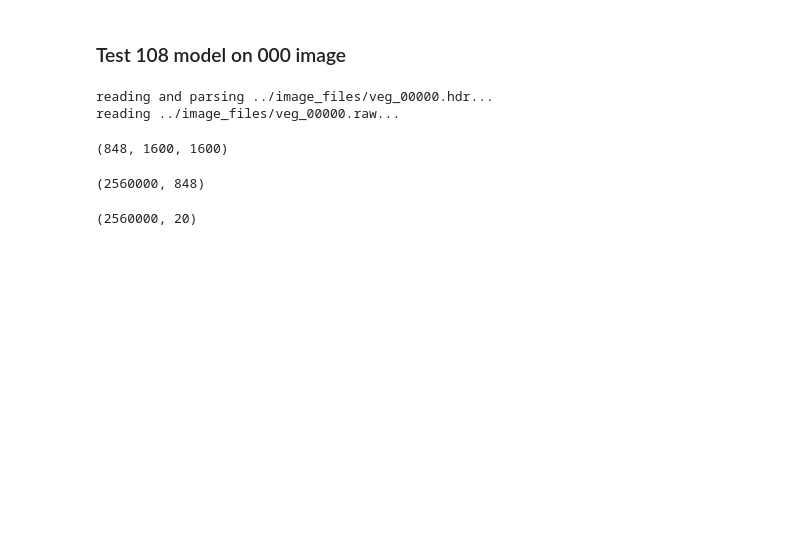
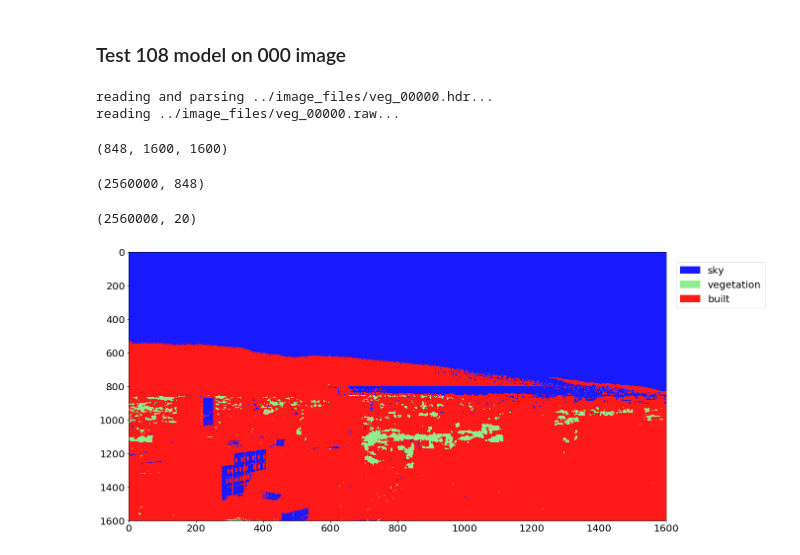
Before and after one commit to faridqamar/uo_vegetation, a Jupyter notebook: veg_pix_decision_tree.ipynb, the cells around one changed output. Drawn from its saved outputs; the diff is of its cells as text; code cells hidden in the pictures; blank space fills up the shorter version.

Commit message:
testing decision tree model from veg_00108 image on veg_00000 image

```diff
--- a/veg_pix_decision_tree.ipynb
+++ b/veg_pix_decision_tree.ipynb
@@ -460,3 +460,27 @@ for i in range(num_of_bins):
 print(cube_binned0.shape)
 # %% [output]
 (2560000, 20)
+# %%
+# test 108 model on 000 image
+
+testModel108_on000 = dTree.predict(cube_binned0)
+
+import matplotlib.pyplot as plt
+import matplotlib.patches as mpatches
+import matplotlib as mpl
+%matplotlib inline
+
+testModel108_on000_reshape = testModel108_on000.reshape(cube_sub0.shape[1], cube_sub0.shape[2])
+
+t=1
+cmap = {0:[0.1,0.1,1.0,t], 1:[0.564,0.933,0.564,t], 2:[1.0,0.1,0.1,t]}
+labels = {0:'sky', 1:"vegetation", 2:"built"}
+arrayShow = np.array([[cmap[i] for i in j] for j in testModel108_on000_reshape])
+patches = [mpatches.Patch(color=cmap[i], label=labels[i]) for i in cmap]
+fig, ax = plt.subplots(figsize = (20, 10))
+ax.tick_params(labelsize=20)
+plt.imshow(arrayShow, aspect=0.5)
+plt.legend(handles=patches, bbox_to_anchor=(1,1), loc=2, borderaxespad=1.0, prop={'size':20})
+plt.show()
+# %% [output]
+[figure, added]
```
